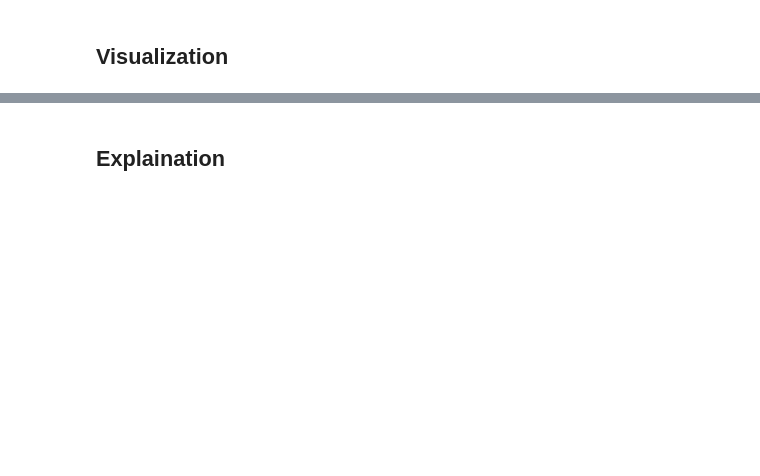
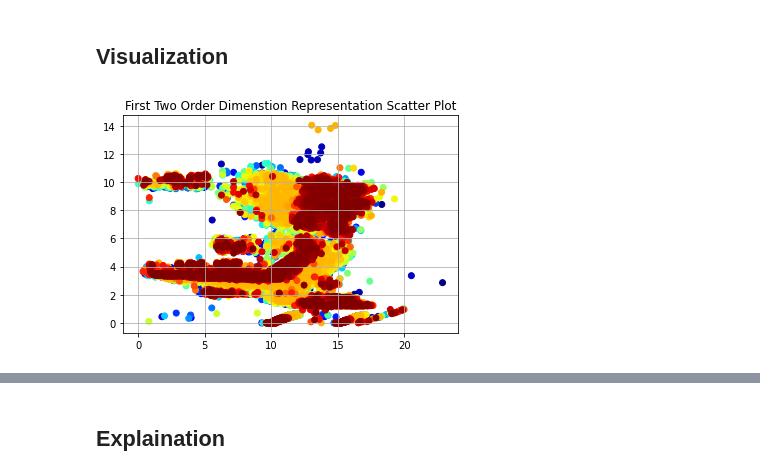
Before and after one commit to godofpdog/TabNet_Pytorch, a Jupyter notebook: samples/[EXP] Representation Learning on Robots Data (ACIEX1009R_Z1_20191127_20200227).ipynb, the cells around one changed output, grey strips where cells are left out. Drawn from its saved outputs; the diff is of its cells as text; code cells hidden in the pictures; blank space fills up the shorter version.

Commit message:
representation learning demo

```diff
--- a/samples/[EXP] Representation Learning on Robots Data (ACIEX1009R_Z1_20191127_20200227).ipynb
+++ b/samples/[EXP] Representation Learning on Robots Data (ACIEX1009R_Z1_20191127_20200227).ipynb
@@ -242,0 +215,10 @@ plt.show()
+# %%
+map_vir = plt.cm.get_cmap(name='jet')
+color = map_vir(np.linspace(0, 1, reprs.shape[0]))
+# %%
+plt.scatter(reprs[:, 0], reprs[:, 1], color=color)
+# plt.scatter(reprs[:, 0], reprs[:, 1], color='b')
+plt.title('First Two Order Dimenstion Representation Scatter Plot')
+plt.grid()
+# %% [output]
+[figure, added]
```
Also changed, not shown: parts of 27 cells of this notebook, 2 other files.
